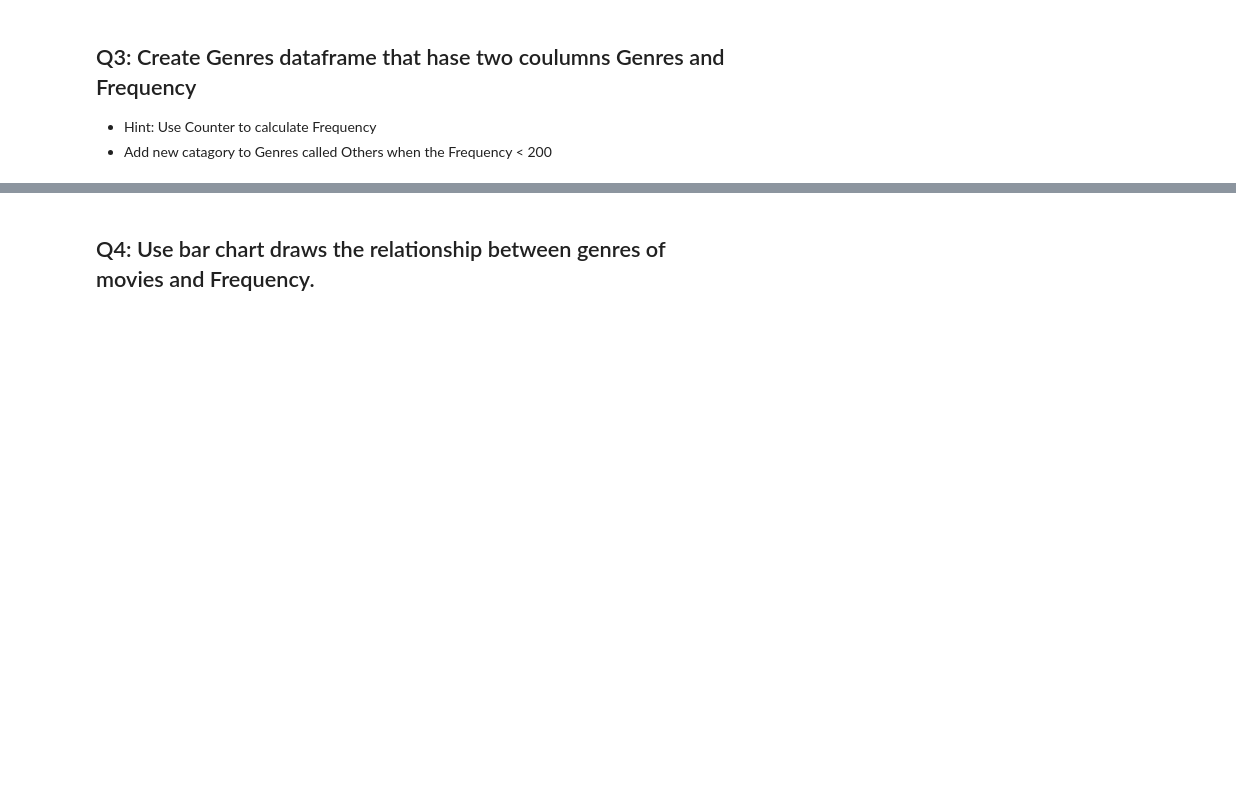
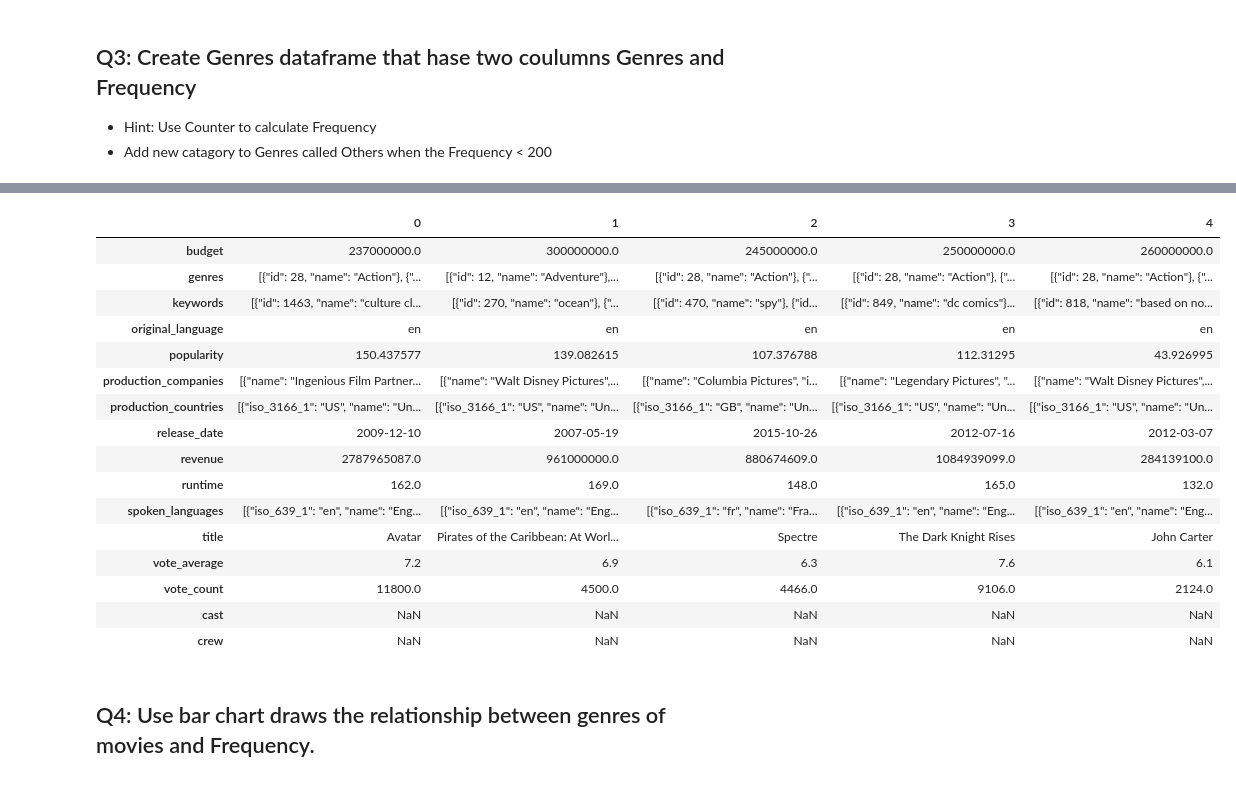
Before and after one commit to Tuwaiq-Data-Science-Bootcamp-V5/Plotly-Lab1, a Jupyter notebook: Plotly_Assignment.ipynb, the cells around one changed output, grey strips where cells are left out. Drawn from its saved outputs; the diff is of its cells as text; code cells hidden in the pictures; blank space fills up the shorter version.

```diff
--- a/Plotly_Assignment.ipynb
+++ b/Plotly_Assignment.ipynb
@@ -69,4 +83,6 @@ memory usage: 150.2+ KB
 # %% [markdown]
 ## Q1: Combine the two datsets as one dataframe
 # %%
+df = pd.concat([movies,credits])
+df.info()
 # %% [output]
@@ -87,3 +109,5 @@ movies.head(3)
+# %%
+df = df.drop(['homepage','tagline','id','overview','status','original_title','movie_id'], axis=1)
 # %% [markdown]
 ## Q3: Create Genres dataframe that hase two coulumns Genres and Frequency
 - Hint: Use Counter to calculate Frequency
@@ -110,3 +115,23 @@ movies.head(3)
+# %%
+df.head().T
+# %% [output]
+|  | 0 | 1 | 2 | 3 | 4 |
+| budget | 237000000.0 | 300000000.0 | 245000000.0 | 250000000.0 | 260000000.0 |
+| genres | [{"id": 28, "name": "Action"}, {"... | [{"id": 12, "name": "Adventure"},... | [{"id": 28, "name": "Action"}, {"... | [{"id": 28, "name": "Action"}, {"... | [{"id": 28, "name": "Action"}, {"... |
+| keywords | [{"id": 1463, "name": "culture cl... | [{"id": 270, "name": "ocean"}, {"... | [{"id": 470, "name": "spy"}, {"id... | [{"id": 849, "name": "dc comics"}... | [{"id": 818, "name": "based on no... |
+| original_language | en | en | en | en | en |
+| popularity | 150.437577 | 139.082615 | 107.376788 | 112.31295 | 43.926995 |
+| production_companies | [{"name": "Ingenious Film Partner... | [{"name": "Walt Disney Pictures",... | [{"name": "Columbia Pictures", "i... | [{"name": "Legendary Pictures", "... | [{"name": "Walt Disney Pictures",... |
+| production_countries | [{"iso_3166_1": "US", "name": "Un... | [{"iso_3166_1": "US", "name": "Un... | [{"iso_3166_1": "GB", "name": "Un... | [{"iso_3166_1": "US", "name": "Un... | [{"iso_3166_1": "US", "name": "Un... |
+| release_date | 2009-12-10 | 2007-05-19 | 2015-10-26 | 2012-07-16 | 2012-03-07 |
+| revenue | 2787965087.0 | 961000000.0 | 880674609.0 | 1084939099.0 | 284139100.0 |
+| runtime | 162.0 | 169.0 | 148.0 | 165.0 | 132.0 |
+| spoken_languages | [{"iso_639_1": "en", "name": "Eng... | [{"iso_639_1": "en", "name": "Eng... | [{"iso_639_1": "fr", "name": "Fra... | [{"iso_639_1": "en", "name": "Eng... | [{"iso_639_1": "en", "name": "Eng... |
+| title | Avatar | Pirates of the Caribbean: At Worl... | Spectre | The Dark Knight Rises | John Carter |
+| vote_average | 7.2 | 6.9 | 6.3 | 7.6 | 6.1 |
+| vote_count | 11800.0 | 4500.0 | 4466.0 | 9106.0 | 2124.0 |
+| cast | NaN | NaN | NaN | NaN | NaN |
+| crew | NaN | NaN | NaN | NaN | NaN |
 # %% [markdown]
 ## Q4: Use bar chart draws the relationship between genres of movies and Frequency.
 ![p1.png](attachment:p1.png)
```
Also changed, not shown: parts of 11 cells of this notebook, 2 other files.
